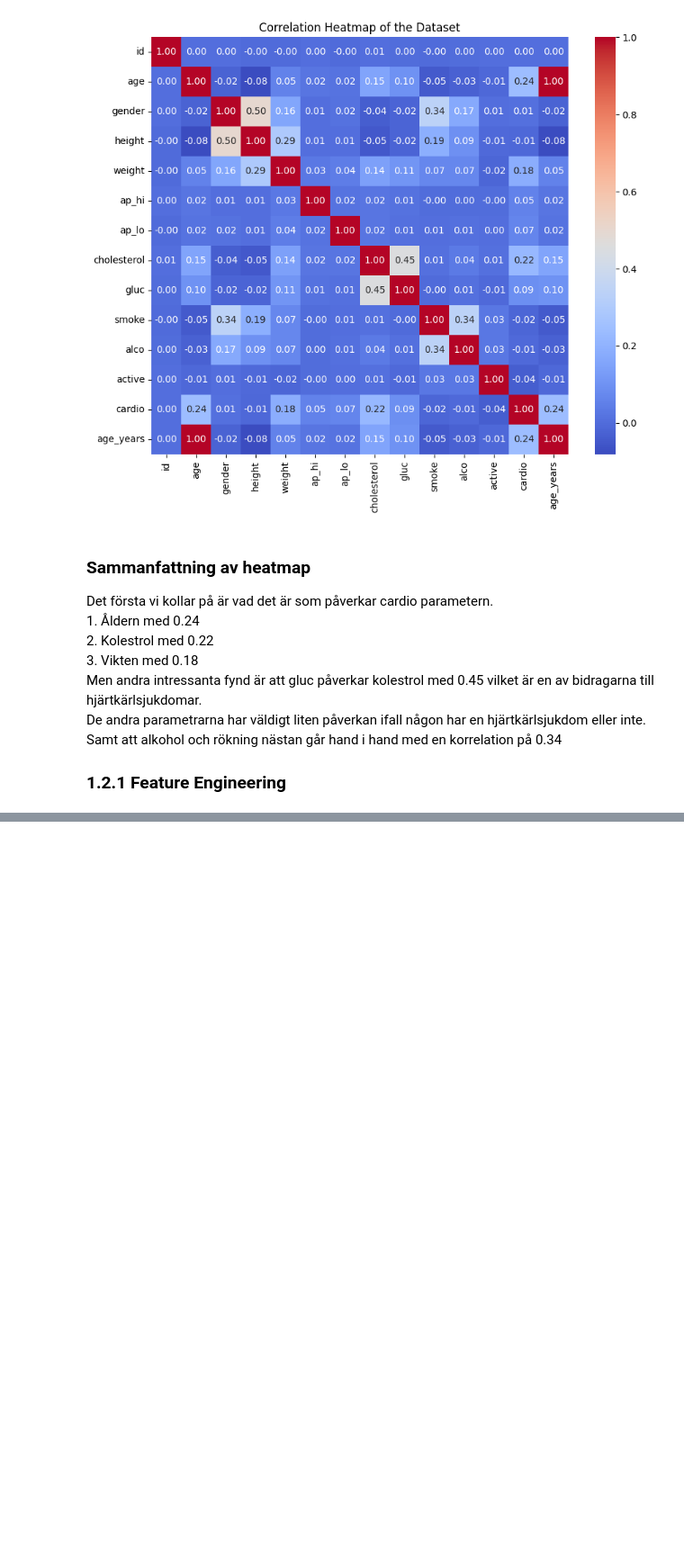
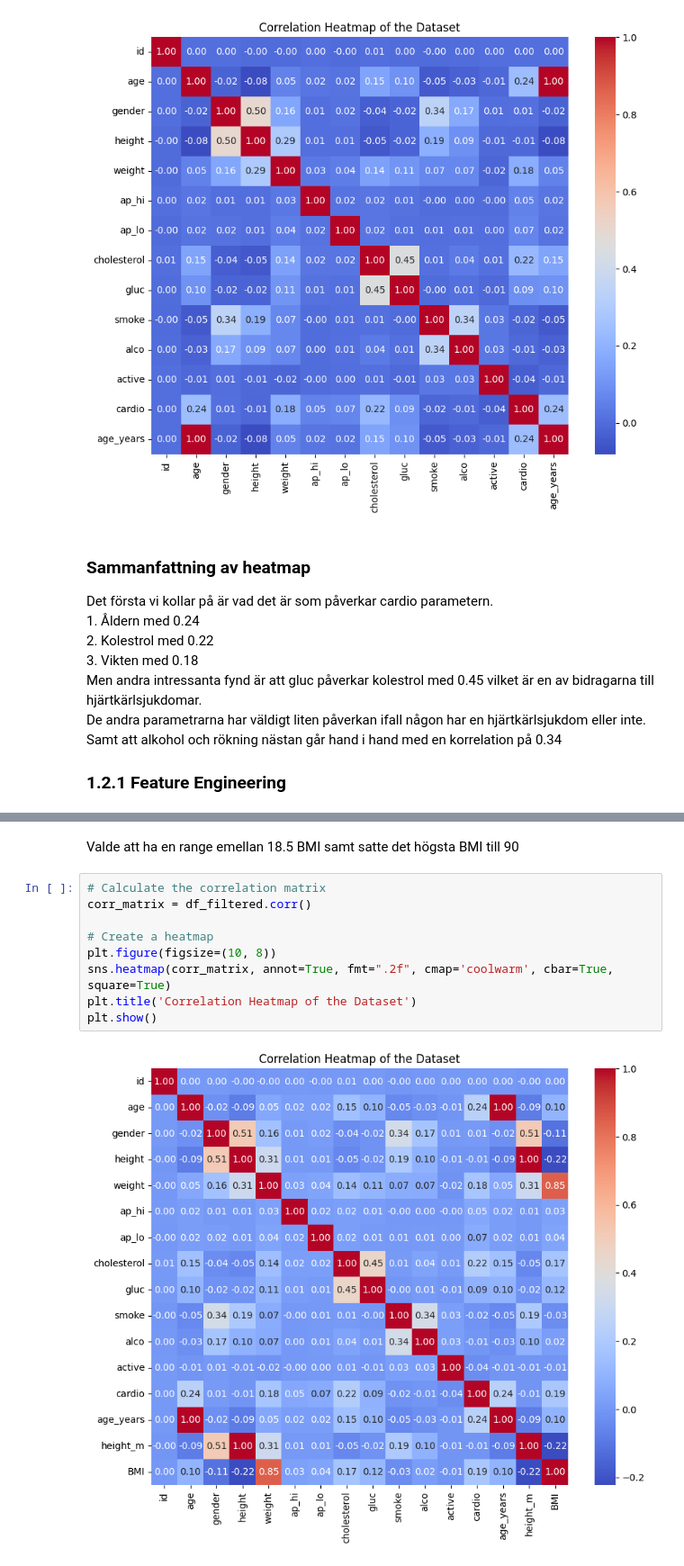
Before and after one commit to JohanNilsStje/ML-Lab, a Jupyter notebook: raport.ipynb, the cells around one changed output, grey strips where cells are left out. Shown at 90% size. Saved outputs shown, nothing was run; the diff lists cells and outputs as text; blank space fills up the shorter version.

```diff
--- a/raport.ipynb
+++ b/raport.ipynb
@@ -164,0 +198,13 @@ Samt att alkohol och rökning nästan går hand i hand med en korrelation på 0.
+# %% [markdown]
+<p>Valde att ha en range emellan 18.5 BMI samt satte det högsta BMI till 90</p>
+# %%
+# Calculate the correlation matrix
+corr_matrix = df_filtered.corr()
+
+# Create a heatmap
+plt.figure(figsize=(10, 8))
+sns.heatmap(corr_matrix, annot=True, fmt=".2f", cmap='coolwarm', cbar=True, square=True)
+plt.title('Correlation Heatmap of the Dataset')
+plt.show()
+# %% [output]
+[figure, added]
```
Also changed, not shown: parts of 9 cells of this notebook, 15 other files.
